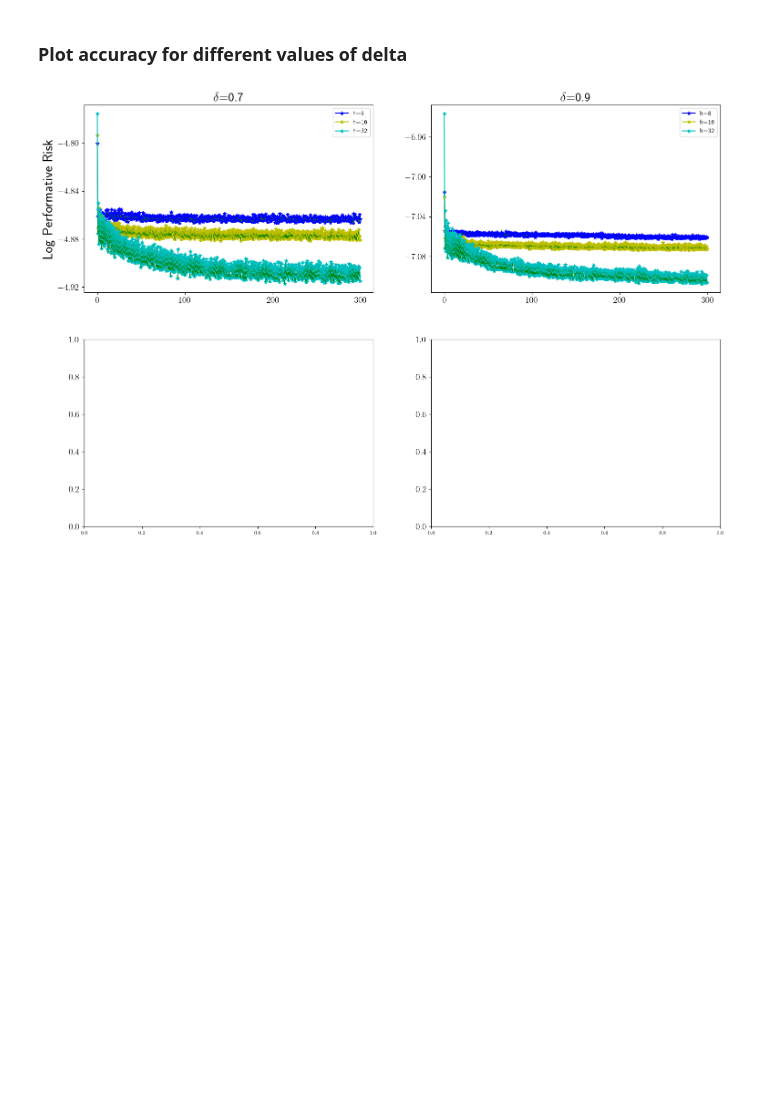
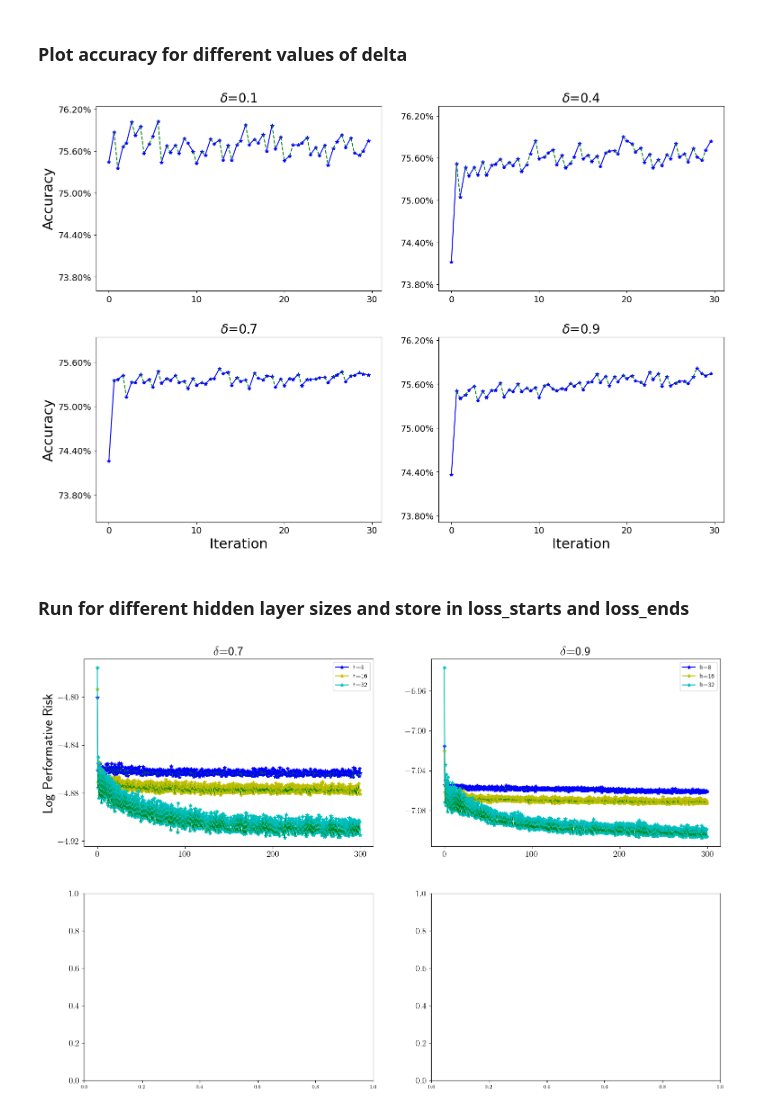
Before and after one commit to mhrnz/Performative-Prediction-with-Neural-Networks, a Jupyter notebook: performative_prediction_with_neural_networks.ipynb, the cells around one changed output. Saved outputs shown, nothing was run; the diff lists cells and outputs as text; code cells hidden in the pictures; blank space fills up the shorter version.

```diff
--- a/performative_prediction_with_neural_networks.ipynb
+++ b/performative_prediction_with_neural_networks.ipynb
@@ -107,8 +109,6 @@ def tensor_repeated_risk_minimization(epsilon, learning_rate, num_iters, l2_pena
         model = utils_torch.twolayers_NN(epsilon, mode)
 
     optimizer = optim.Adam(model.parameters(), lr=learning_rate)
-#     optimizer = optim.Adam(model.parameters(), lr=3e-4)
-#     optimizer = optim.SGD(model.parameters(), lr = 1e-3, momentum = 0.9)
 
     base_dataset = env.initial_state.values()
     base_features, base_labels = base_dataset["features"], base_dataset["labels"]
@@ -156,7 +156,8 @@ def tensor_repeated_risk_minimization(epsilon, learning_rate, num_iters, l2_pena
 
         start_acc = accuracy(preds, epsilon, labels)
         acc_start.append(start_acc)
-        print(f'start_accuracy:{start_acc}')
+        if step % 5 == 0:
+            print(f'iteration:{step}, start_accuracy:{start_acc}')
 
 
         M = np.maximum(M, np.max(np.abs(preds - labels)))
@@ -174,9 +175,8 @@ def tensor_repeated_risk_minimization(epsilon, learning_rate, num_iters, l2_pena
         predss = forward(features_strat, model)
         end_acc = accuracy(predss, epsilon, labels)
 
-        print()
-        print(f'end_accuracy:{end_acc}')
-        print()
+        if step % 5 == 0:
+            print(f'iteration:{step}, end_accuracy:{end_acc}')
         acc_end.append(end_acc)
 
         theta_new_list = []
@@ -203,5 +203,5 @@ def tensor_repeated_risk_minimization(epsilon, learning_rate, num_iters, l2_pena
 # %%
-delta_list = [0.1, 0.4, 0.7, 0.9]
+delta_list = [0.9]
 num_iters = 30
 mode = 'RS' # Resample-if-Rejected
 layers = 2
@@ -289,0 +304,21 @@ from utils_plot import configure_plt
+# %%
+delta_list = [0.1, 0.4, 0.7, 0.9]
+num_iters = 30
+mode = 'RS' # Resample-if-Rejected
+layers = 2
+l2_penalty = 1.0
+learning_rates = [3e-4,3e-4,3e-4,3e-4]
+
+loss_starts, acc_starts, loss_ends, acc_ends, theta_gaps, f_gaps = [], [], [], [], [], []
+start_time = time.time()
+for epsilon_idx, epsilon in enumerate(delta_list):
+    print(f"Running retraining for epsilon {epsilon:.2f}")
+    learning_rate = learning_rates[epsilon_idx]
+    loss_start, loss_end, acc_start, acc_end, theta_gap, f_theta_gaps = tensor_repeated_risk_minimization(epsilon, learning_rate, num_iters, l2_penalty, mode, layers)
+    loss_starts.append(loss_start)
+    loss_ends.append(loss_end)
+    acc_starts.append(acc_start)
+    acc_ends.append(acc_end)
+    theta_gaps.append(theta_gap)
+    f_gaps.append(f_theta_gaps)
+total_time = time.time() - start_time
@@ -338,39 +393,40 @@ for idx, epsilon in enumerate(delta_list):
     ax = axes[idx // 2][idx % 2]
     offset = 0.6
     ax.set_title(f"$\delta$={epsilon}", fontsize=20)
-    acc_starts = acc_starts_c[k]
-    acc_ends = acc_ends_c[k]
     acc_starts_np = np.array(acc_starts) * 100
     acc_ends_np = np.array(acc_ends) * 100
 
     for i in range(0, num_iters):
         if i==0:
-            ax.plot([i,i + offset],[acc_starts_np[idx][i], acc_ends_np[idx][i]],'b*-', label='h=8')
+            ax.plot([i,i + offset],[acc_starts_np[idx][i], acc_ends_np[idx][i]],'b*-')
         else:
             ax.plot([i,i + offset],[acc_starts_np[idx][i], acc_ends_np[idx][i]],'b*-')
 
         if i < num_iters - 1:
             ax.plot([i+offset, i + 1],[acc_ends_np[idx][i], acc_starts_np[idx][i + 1]],'g--')
 
 
-    ax.legend()
     minimum = min(minimum, acc_starts_np[idx][i])
     minimum = min(minimum, acc_ends_np[idx][i])
     maximum = max(maximum, acc_starts_np[idx][i])
     maximum = max(maximum, acc_ends_np[idx][i])
 
     ax.xaxis.set_major_locator(plt.MaxNLocator(4))
     ax.tick_params(axis='both', labelsize=14)
     plt.rcParams['ytick.labelsize']=14
     ax.yaxis.set_major_locator(plt.MaxNLocator(5))
     if idx%2 == 0 :
         ax.set_ylabel("Accuracy", fontsize=22)
     if idx>1:
         ax.set_xlabel("Iteration", fontsize=22)
 
     ax.yaxis.set_major_formatter(mtick.PercentFormatter())
-    ax.set_ylim([minimum-2, maximum+0.2])
+    ax.set_ylim([minimum-2, maximum+0.5])
     plt.subplots_adjust(hspace=0.25)
+# %% [output]
+[figure, added]
+# %% [markdown]
+### Run for different hidden layer sizes and store in loss_starts and loss_ends
 # %%
 delta_list = [0.7, 0.9]
 
```
Also changed, not shown: parts of 15 cells of this notebook, 1 other file.
